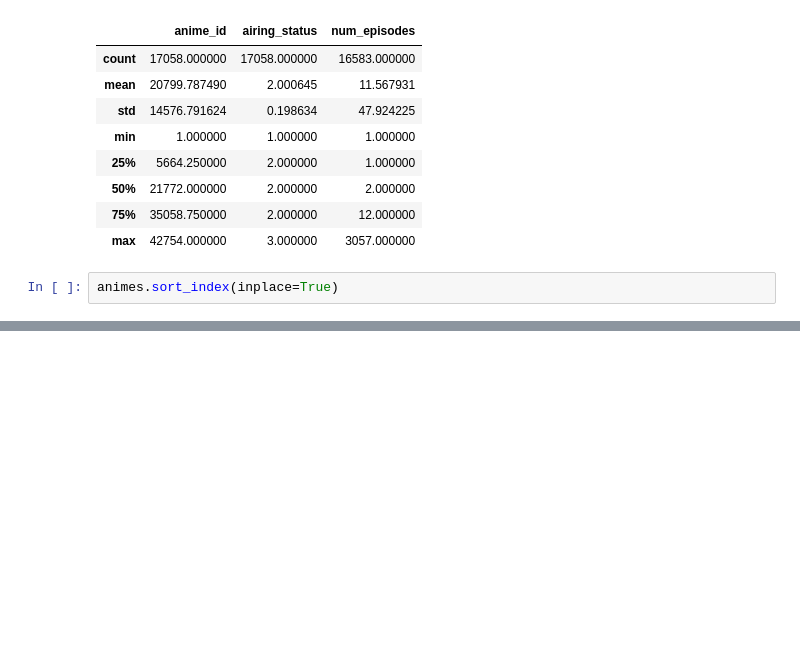
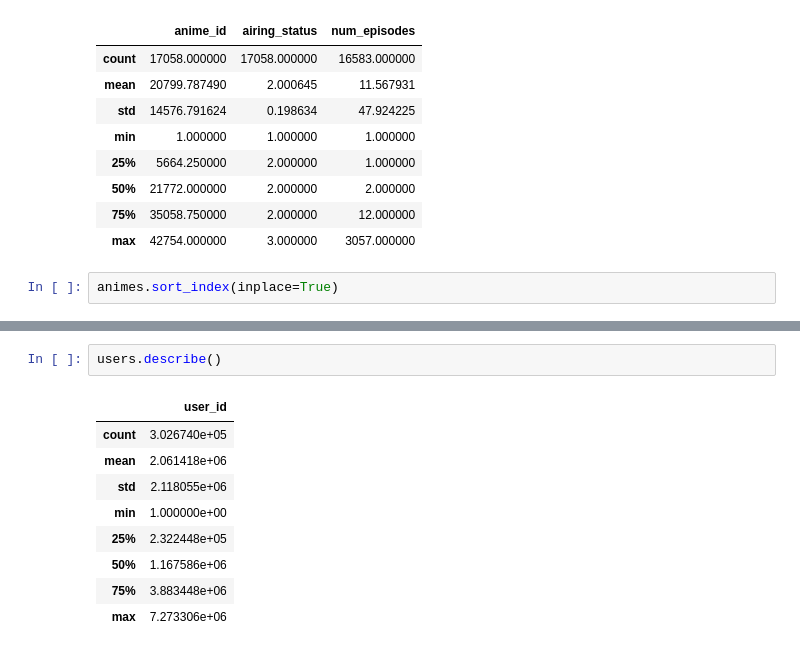
Before and after one commit to karanjogi/Anime-Recommendation, a Jupyter notebook: preprocess.ipynb, the cells around one changed output, grey strips where cells are left out. Cells and saved outputs as stored; diff of their text form; blank space fills up the shorter version.

```diff
--- a/preprocess.ipynb
+++ b/preprocess.ipynb
@@ -106,3 +106,15 @@ dtypes: object(6)
 memory usage: 16.2+ MB
+# %%
+users.describe()
+# %% [output]
+|  | user_id |
+| count | 3.026740e+05 |
+| mean | 2.061418e+06 |
+| std | 2.118055e+06 |
+| min | 1.000000e+00 |
+| 25% | 2.322448e+05 |
+| 50% | 1.167586e+06 |
+| 75% | 3.883448e+06 |
+| max | 7.273306e+06 |
 # %%
 spark = SparkSession.builder.getOrCreate()
```
Also changed, not shown: parts of 20 cells of this notebook.
